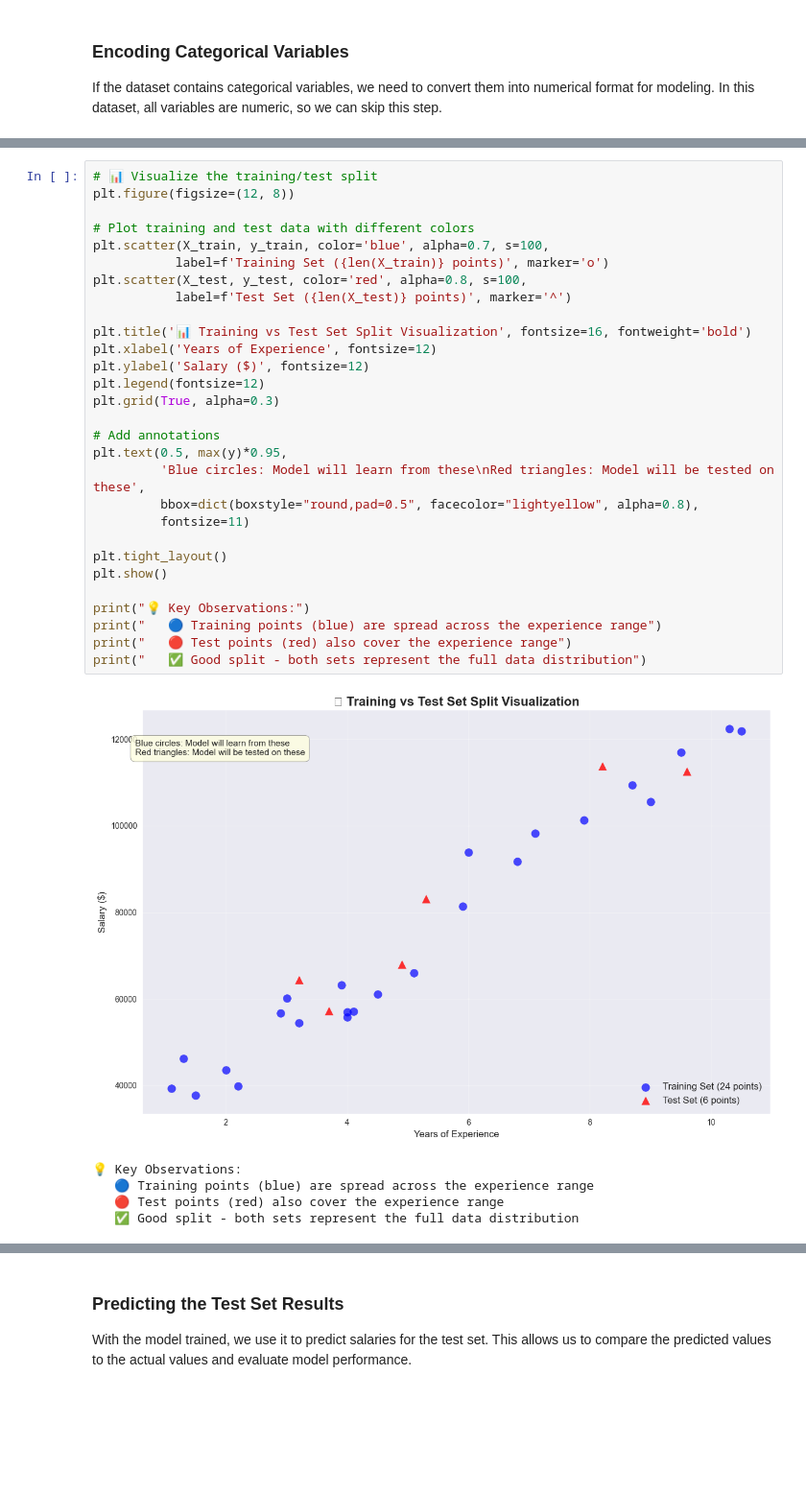
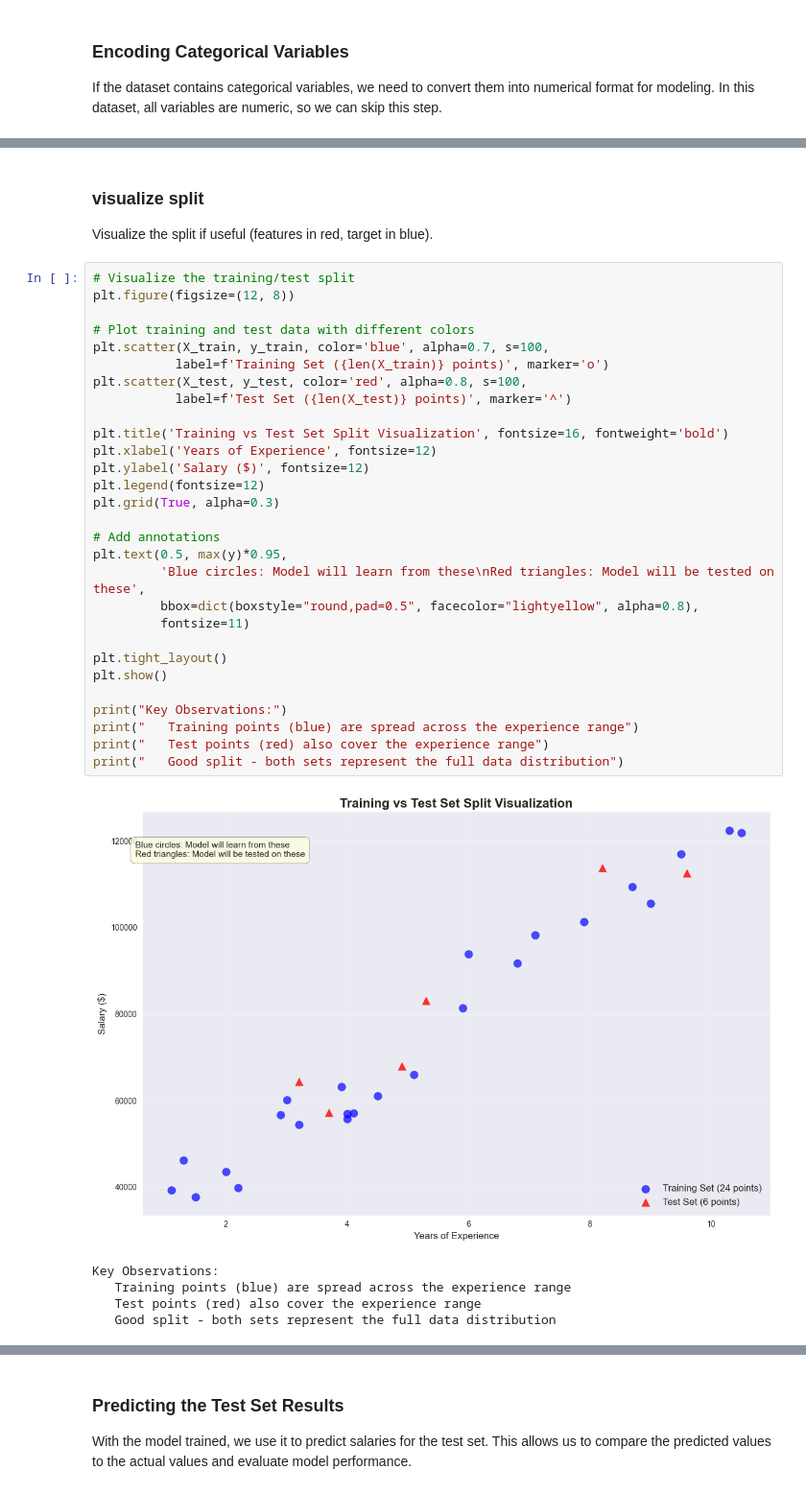
Before and after one commit to Morobang/machine-learning-journey, a Jupyter notebook: 01_supervised_learning/01_regression/notebooks/01_simple_linear_regression.ipynb, the cells around one changed output, grey strips where cells are left out. Shown at 96% size. Saved outputs shown, nothing was run; the diff lists cells and outputs as text; blank space fills up the shorter version.

```diff
--- a/01_supervised_learning/01_regression/notebooks/01_simple_linear_regression.ipynb
+++ b/01_supervised_learning/01_regression/notebooks/01_simple_linear_regression.ipynb
@@ -509,35 +254,38 @@ To evaluate our model's performance, we split the data into training and test se
+# %% [markdown]
+### visualize split
+ Visualize the split if useful (features in red, target in blue).
 # %%
-# 📊 Visualize the training/test split
+# Visualize the training/test split
 plt.figure(figsize=(12, 8))
 
 # Plot training and test data with different colors
 plt.scatter(X_train, y_train, color='blue', alpha=0.7, s=100,
            label=f'Training Set ({len(X_train)} points)', marker='o')
 plt.scatter(X_test, y_test, color='red', alpha=0.8, s=100,
            label=f'Test Set ({len(X_test)} points)', marker='^')
 
-plt.title('📊 Training vs Test Set Split Visualization', fontsize=16, fontweight='bold')
+plt.title('Training vs Test Set Split Visualization', fontsize=16, fontweight='bold')
 plt.xlabel('Years of Experience', fontsize=12)
 plt.ylabel('Salary ($)', fontsize=12)
 plt.legend(fontsize=12)
 plt.grid(True, alpha=0.3)
 
 # Add annotations
 plt.text(0.5, max(y)*0.95,
          'Blue circles: Model will learn from these\nRed triangles: Model will be tested on these',
          bbox=dict(boxstyle="round,pad=0.5", facecolor="lightyellow", alpha=0.8),
          fontsize=11)
 
 plt.tight_layout()
 plt.show()
 
-print("💡 Key Observations:")
-print("   🔵 Training points (blue) are spread across the experience range")
-print("   🔴 Test points (red) also cover the experience range")
-print("   ✅ Good split - both sets represent the full data distribution")
+print("Key Observations:")
+print("   Training points (blue) are spread across the experience range")
+print("   Test points (red) also cover the experience range")
+print("   Good split - both sets represent the full data distribution")
 # %% [output]
-[figure, old version]
+[figure, new version]
-💡 Key Observations:
-   🔵 Training points (blue) are spread across the experience range
-   🔴 Test points (red) also cover the experience range
-   ✅ Good split - both sets represent the full data distribution
+Key Observations:
+   Training points (blue) are spread across the experience range
+   Test points (red) also cover the experience range
+   Good split - both sets represent the full data distribution
```
Also changed, not shown: parts of 62 cells of this notebook, 19 other files.
